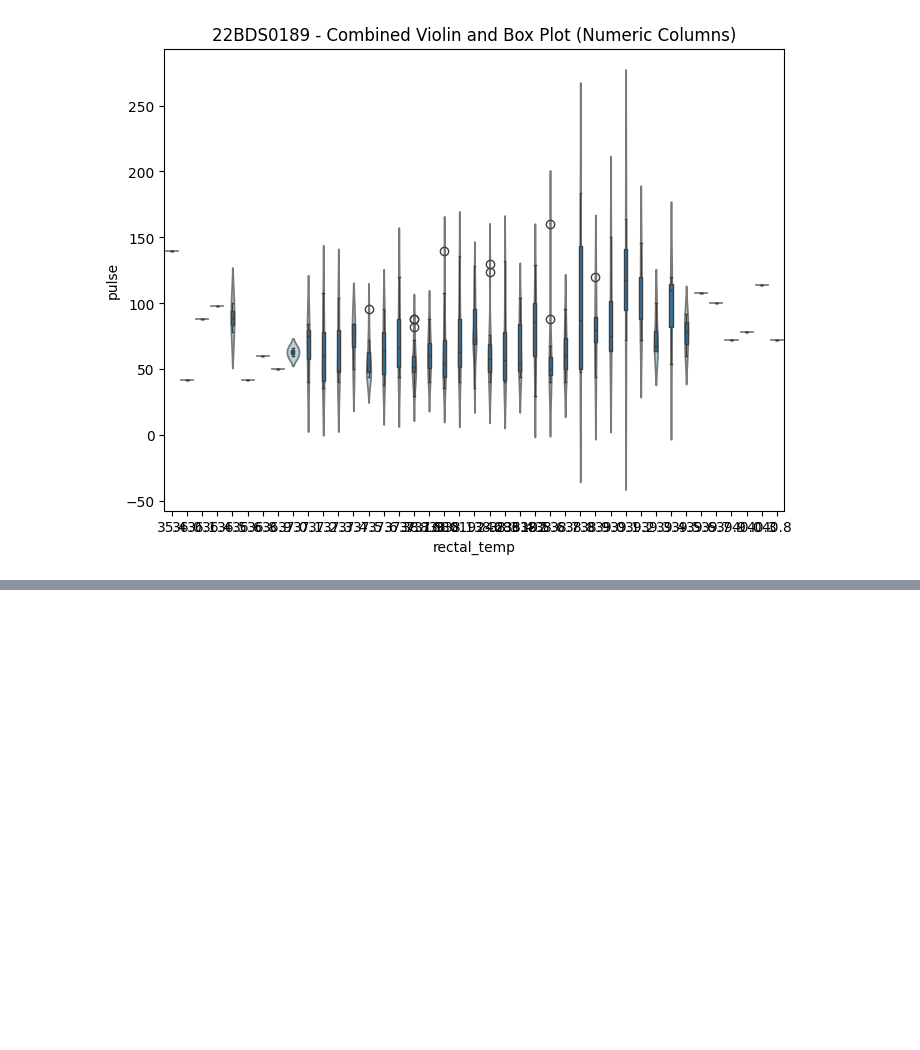
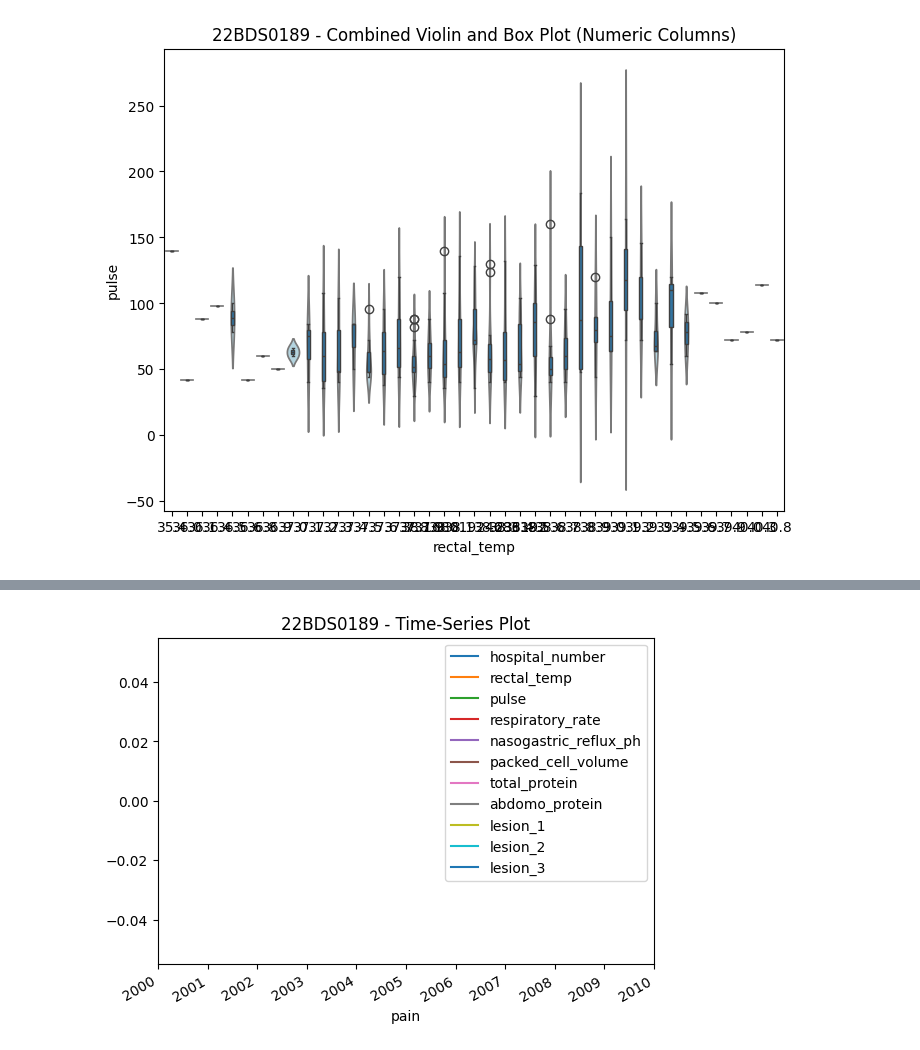
Before and after one commit to HarshitGoel5/22BDS0189, a Jupyter notebook: 22BDS0189.ipynb, the cells around one changed output, grey strips where cells are left out. Cells and saved outputs as stored; diff of their text form; code cells hidden in the pictures; blank space fills up the shorter version.

```diff
--- a/22BDS0189.ipynb
+++ b/22BDS0189.ipynb
@@ -464,3 +464,14 @@ if df.shape[1] > 3:
 [figure]
 [figure]
 [figure]
+# %%
+# TIME-SERIES ANALYSIS
+# 23. Time-Series Analysis (if applicable)
+if "pain" in df.columns:
+    df["pain"] = pd.to_datetime(df["pain"], errors='coerce')
+    df.set_index("pain", inplace=True)
+    df.plot()
+    plt.title("22BDS0189 - Time-Series Plot")
+    plt.show()
+# %% [output]
+[figure, added]
```
Also changed, not shown: parts of 15 cells of this notebook.
